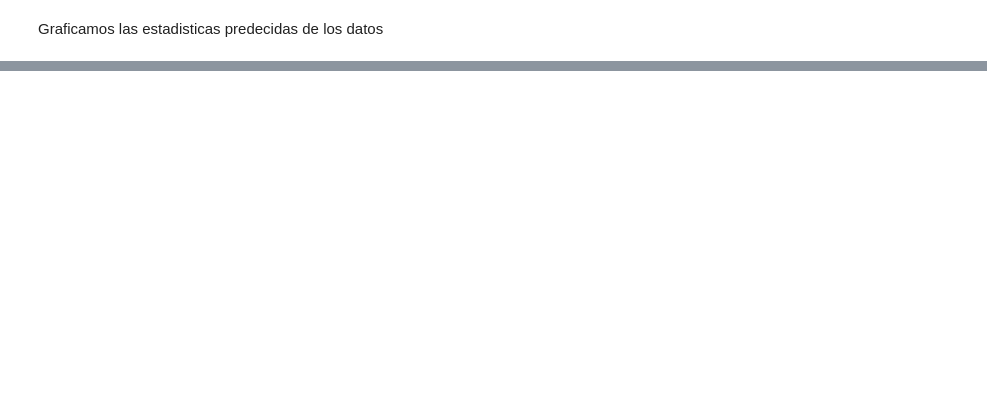
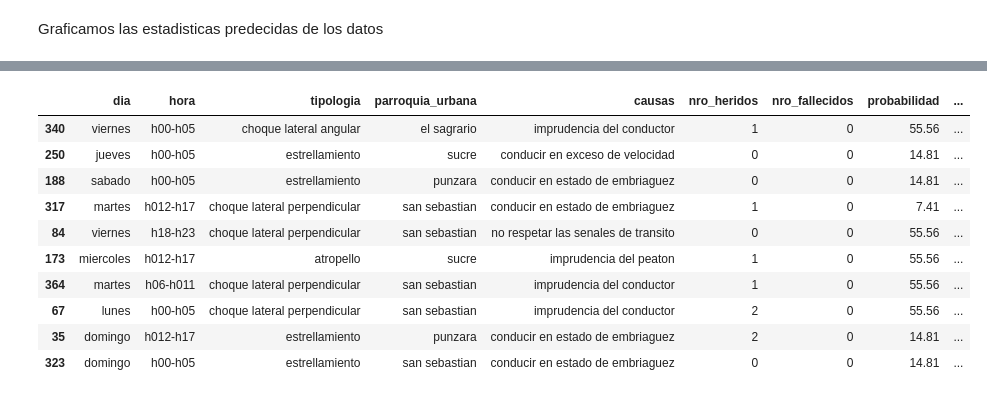
Before and after one commit to Orixstranger/DataMining_Accidentes_Transito_Canton_Loja, a Jupyter notebook: Python/pruebas colab 2021/modelo_HORA_Weka_python_Calles_accidentes_2021.ipynb, the cells around one changed output, grey strips where cells are left out. Saved outputs shown, nothing was run; the diff lists cells and outputs as text; code cells hidden in the pictures; blank space fills up the shorter version.

```diff
--- a/Python/pruebas colab 2021/modelo_HORA_Weka_python_Calles_accidentes_2021.ipynb
+++ b/Python/pruebas colab 2021/modelo_HORA_Weka_python_Calles_accidentes_2021.ipynb
@@ -533,0 +654,71 @@ ax[0].savefig("barras_prediccion_hora_2021.png")
+# %%
+probabilidades_2021_df['predicciones']= probabilidades_2021_df['predicciones'].apply(lambda x:
+                                    'h00-h05' if x == 0 else
+                                    'h06-h011' if x == 1 else
+                                    'h012-h17' if x == 2 else
+                                    'h18-h23')
+probabilidades_2021_df['dia']= probabilidades_2021_df['dia'].apply(lambda x:
+                                    'lunes' if x == 1 else
+                                    'martes' if x == 2 else
+                                    'miercoles' if x == 3 else
+                                    'jueves' if x == 4 else
+                                    'viernes' if x == 5 else
+                                    'sabado' if x == 6 else
+                                    'domingo' )
+probabilidades_2021_df['hora']= probabilidades_2021_df['hora'].apply(lambda x:
+                                    'h00-h05' if x == 0 else
+                                    'h06-h011' if x == 1 else
+                                    'h012-h17' if x == 2 else
+                                    'h18-h23')
+
+probabilidades_2021_df['parroquia_urbana']= probabilidades_2021_df['parroquia_urbana'].apply(lambda x:
+                                    'el sagrario' if x == 1 else
+                                    'san sebastian' if x == 2 else
+                                    'el valle' if x == 3 else
+                                    'sucre' if x == 4 else
+                                    'punzara' if x == 5 else
+                                    'carigan')
+
+probabilidades_2021_df['tipologia']= probabilidades_2021_df['tipologia'].apply(lambda x:
+                                    'arrollamiento' if x == 1 else
+                                    'atipico' if x == 2 else
+                                    'atropello' if x == 3 else
+                                    'caida pasajero' if x == 4 else
+                                    'choque frontal' if x == 5 else
+                                    'choque frontal excentrico' if x == 6 else
+                                    'choque frontal longitudinal' if x == 7 else
+                                    'choque lateral angular' if x == 8 else
+                                    'choque lateral perpendicular' if x == 9 else
+                                    'choque alcance' if x == 10 else
+                                    'colision' if x == 11 else
+                                    'encunetamiento' if x == 12 else
+                                    'estrellamiento' if x == 13 else
+                                    'perdida carril' if x == 14 else
+                                    'perdida pista' if x == 15 else
+                                    'roce negativo' if x == 16 else
+                                    'roce posositivo' if x == 17 else
+                                    'rozamiento' if x == 18 else
+                                    'volcamiento' if x == 19 else
+                                    'volcamiento lateral' if x == 20 else
+                                    'volcamiento longitudinal')
+
+probabilidades_2021_df['causas']= probabilidades_2021_df['causas'].apply(lambda x:
+                                    'conducir en estado de embriaguez' if x == 1 else
+                                    'imprudencia del conductor' if x == 2 else
+                                    'no ceder el derecho de via' if x == 3 else
+                                    'conducir en exceso de velocidad' if x == 4 else
+                                    'cambio brusco e indebido de carril' if x == 5 else
+                                    'fallas mecanicas no previsibles' if x == 6 else
+                                    'no respetar las senales de transito' if x == 7 else
+                                    'invadir carril de circulacion' if x == 8 else
+                                    'imprudencia del peaton' if x == 9 else
+                                    'no mantener la distancia reglamentaria' if x == 10 else
+                                    'razones desconocidas' if x == 11 else
+                                    'condiciones climaticas desfavorables' if x == 12 else
+                                    'negligencia del conductor' if x == 13 else
+                                    'no respetar las ordenes del agente de transito' if x == 14 else
+                                    'impericia del conductor' if x == 15 else
+                                    'cruce de animales en la via')
+
+probabilidades_2021_df.sample(10)
+# %% [output]
@@ -533,0 +726,11 @@ ax[0].savefig("barras_prediccion_hora_2021.png")
+|  | dia | hora | tipologia | parroquia_urbana | causas | nro_heridos | nro_fallecidos | probabilidad | ... |
+| 340 | viernes | h00-h05 | choque lateral angular | el sagrario | imprudencia del conductor | 1 | 0 | 55.56 | ... |
+| 250 | jueves | h00-h05 | estrellamiento | sucre | conducir en exceso de velocidad | 0 | 0 | 14.81 | ... |
+| 188 | sabado | h00-h05 | estrellamiento | punzara | conducir en estado de embriaguez | 0 | 0 | 14.81 | ... |
+| 317 | martes | h012-h17 | choque lateral perpendicular | san sebastian | conducir en estado de embriaguez | 1 | 0 | 7.41 | ... |
+| 84 | viernes | h18-h23 | choque lateral perpendicular | san sebastian | no respetar las senales de transito | 0 | 0 | 55.56 | ... |
+| 173 | miercoles | h012-h17 | atropello | sucre | imprudencia del peaton | 1 | 0 | 55.56 | ... |
+| 364 | martes | h06-h011 | choque lateral perpendicular | san sebastian | imprudencia del conductor | 1 | 0 | 55.56 | ... |
+| 67 | lunes | h00-h05 | choque lateral perpendicular | san sebastian | imprudencia del conductor | 2 | 0 | 55.56 | ... |
+| 35 | domingo | h012-h17 | estrellamiento | punzara | conducir en estado de embriaguez | 2 | 0 | 14.81 | ... |
+| 323 | domingo | h00-h05 | estrellamiento | san sebastian | conducir en estado de embriaguez | 0 | 0 | 14.81 | ... |
```
Also changed, not shown: parts of 33 cells of this notebook.
